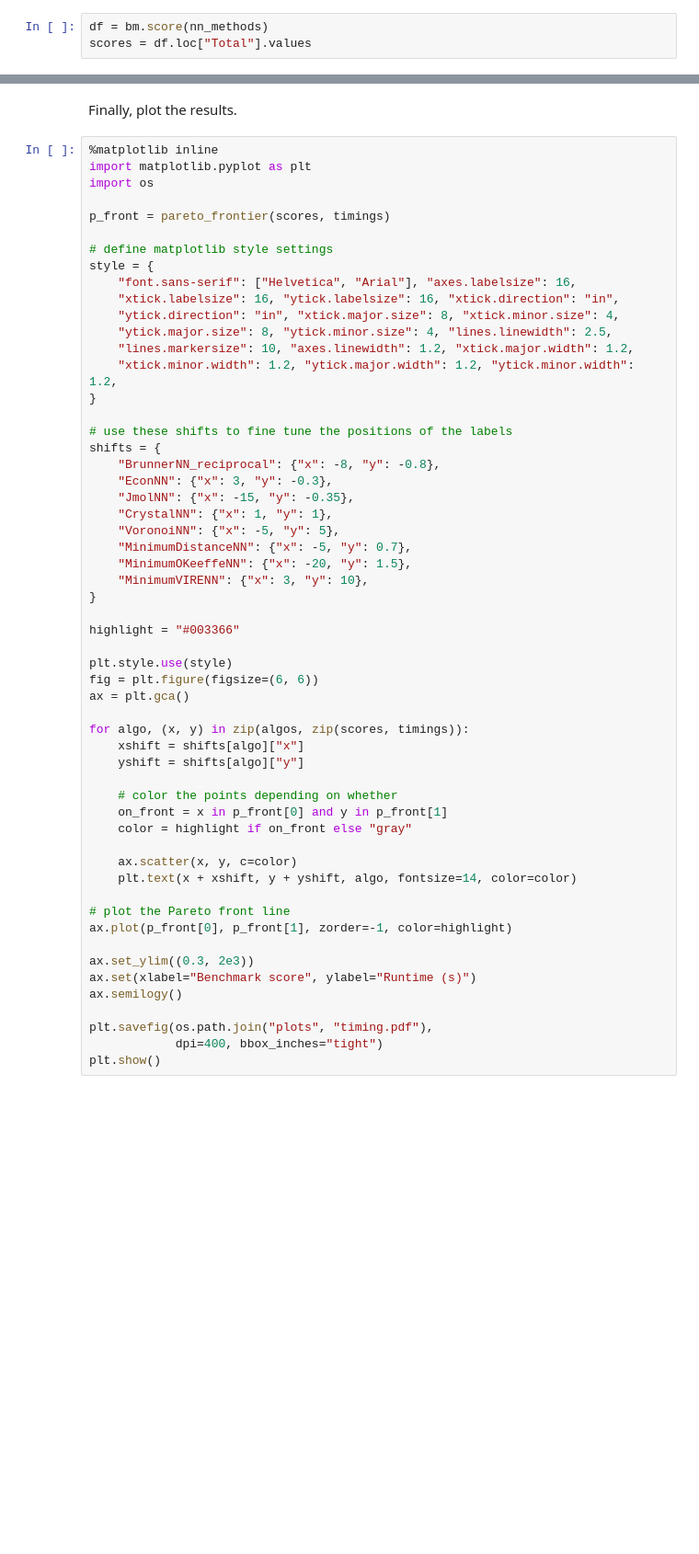
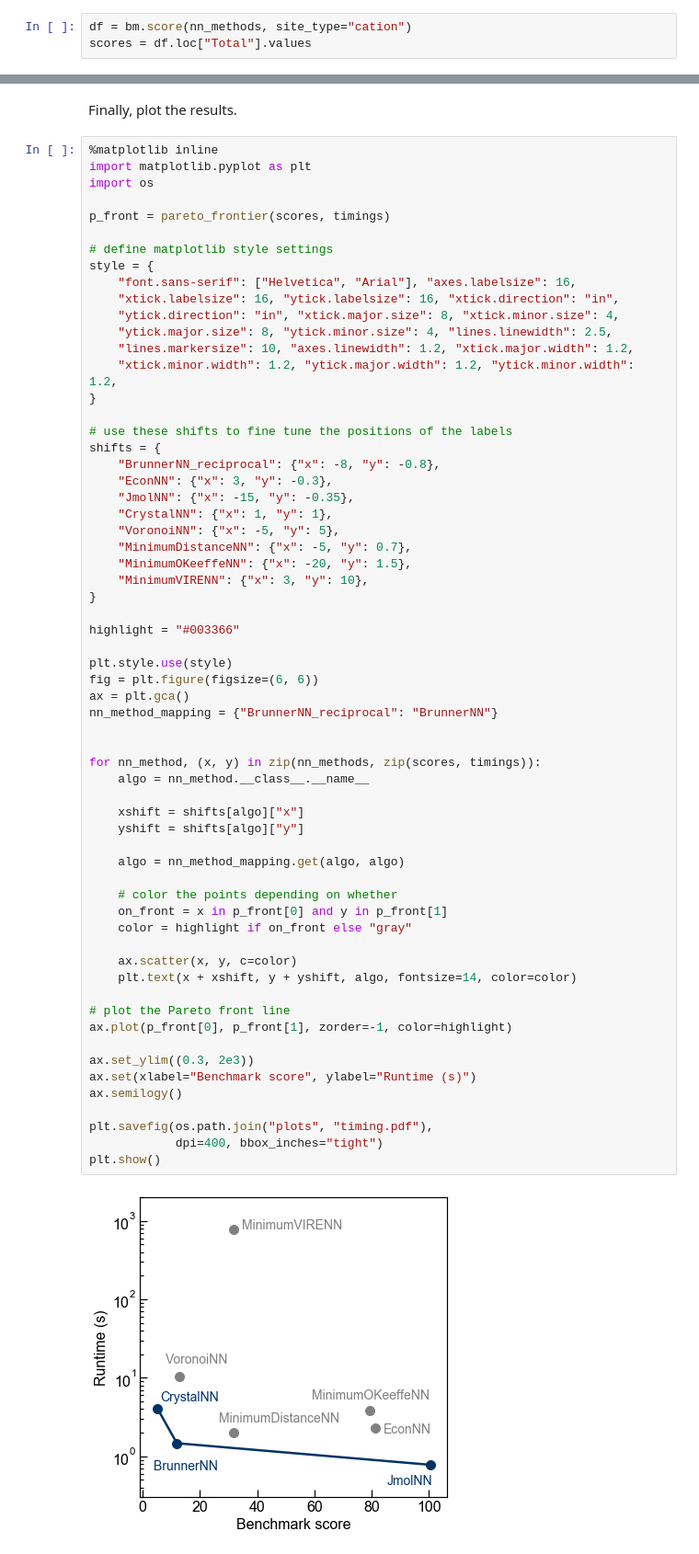
Before and after one commit to hackingmaterials/materials-coord, a Jupyter notebook: examples/timing.ipynb, the cells around one changed output, grey strips where cells are left out. Shown: that part at 92% size. Cells and saved outputs as stored; diff of their text form; blank space fills up the shorter version.

Commit message:
Update timing notebook

```diff
--- a/examples/timing.ipynb
+++ b/examples/timing.ipynb
@@ -39,7 +39,7 @@ for nn_method in nn_methods:
 # %% [markdown]
 Calculate the benchmark scores for each algorithm.
 # %%
-df = bm.score(nn_methods)
+df = bm.score(nn_methods, site_type="cation")
 scores = df.loc["Total"].values
 # %% [markdown]
 Define a function to calculate the Pareto front.
@@ -93,31 +93,39 @@ shifts = {
     "MinimumOKeeffeNN": {"x": -20, "y": 1.5},
     "MinimumVIRENN": {"x": 3, "y": 10},
 }
 
 highlight = "#003366"
 
 plt.style.use(style)
 fig = plt.figure(figsize=(6, 6))
 ax = plt.gca()
+nn_method_mapping = {"BrunnerNN_reciprocal": "BrunnerNN"}
 
-for algo, (x, y) in zip(algos, zip(scores, timings)):
+
+for nn_method, (x, y) in zip(nn_methods, zip(scores, timings)):
+    algo = nn_method.__class__.__name__
+
     xshift = shifts[algo]["x"]
     yshift = shifts[algo]["y"]
+
+    algo = nn_method_mapping.get(algo, algo)
 
     # color the points depending on whether
     on_front = x in p_front[0] and y in p_front[1]
     color = highlight if on_front else "gray"
 
     ax.scatter(x, y, c=color)
     plt.text(x + xshift, y + yshift, algo, fontsize=14, color=color)
 
 # plot the Pareto front line
 ax.plot(p_front[0], p_front[1], zorder=-1, color=highlight)
 
 ax.set_ylim((0.3, 2e3))
 ax.set(xlabel="Benchmark score", ylabel="Runtime (s)")
 ax.semilogy()
 
 plt.savefig(os.path.join("plots", "timing.pdf"),
             dpi=400, bbox_inches="tight")
 plt.show()
+# %% [output]
+[figure, added]
```
Also changed, not shown: 1 other file.
